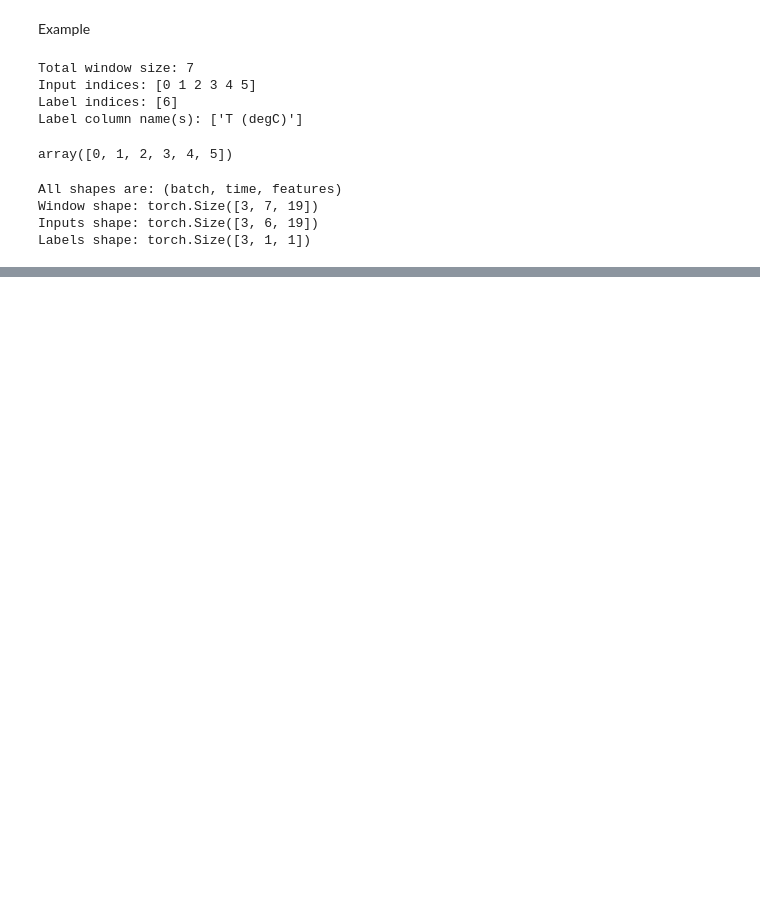
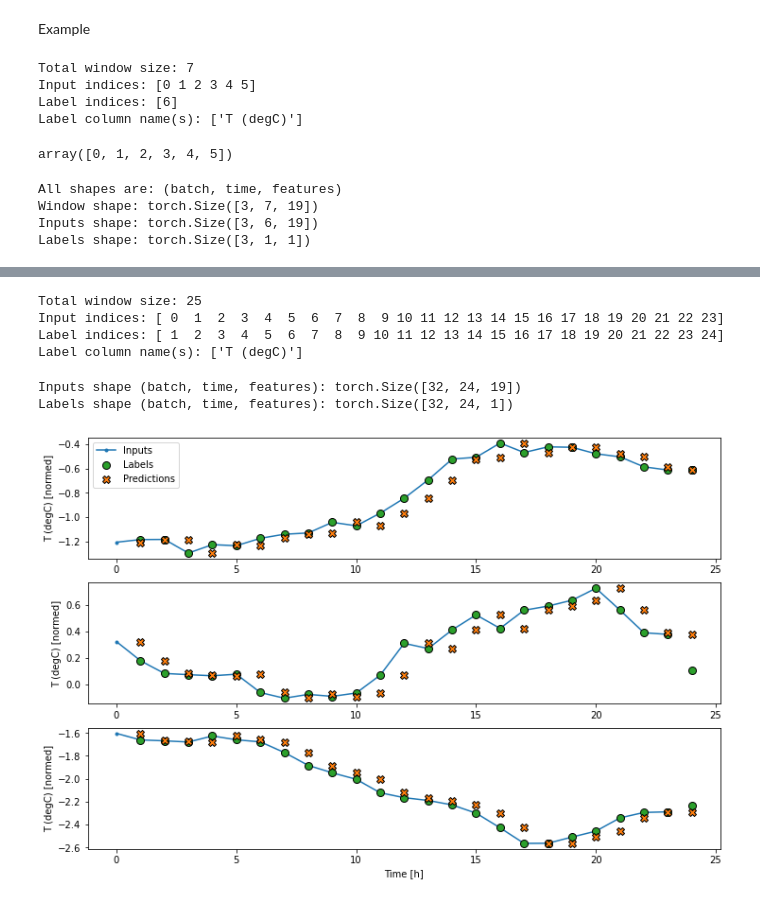
Before and after one commit to kwokkenton/sequential, a Jupyter notebook: 0_timeseries.ipynb, the cells around one changed output, grey strips where cells are left out. Drawn from its saved outputs; the diff is of its cells as text; code cells hidden in the pictures; blank space fills up the shorter version.

Commit message:
Implement baseline model

```diff
--- a/0_timeseries.ipynb
+++ b/0_timeseries.ipynb
@@ -482,0 +498,15 @@ train_iter
+# %%
+# Get cpu or gpu device for training.
+device = "cuda" if torch.cuda.is_available() else "cpu"
+print(f"Using {device} device")
+
+class Baseline(nn.Module):
+    def __init__(self, label_index=None):
+        super().__init__()
+        self.label_index = label_index
+
+    def forward(self, inputs):
+        if self.label_index is None:
+            return inputs
+        output = inputs[:,:, self.label_index]
+        return torch.unsqueeze(output,-1)
@@ -482,0 +534,7 @@ train_iter
+# %%
+baseline = Baseline(label_index=column_indices['T (degC)'])
+
+val_performance = {}
+performance = {}
+val_performance['Baseline'] = test(single_step_window.val_iter, baseline)
+performance['Baseline'] = test(single_step_window.test_iter, baseline, verbose=0)
@@ -482,0 +548,23 @@ train_iter
+# %%
+wide_window = WindowGenerator(
+    input_width=24, label_width=24, shift=1,
+    label_columns=['T (degC)'])
+
+wide_window
+# %% [output]
+Total window size: 25
+Input indices: [ 0  1  2  3  4  5  6  7  8  9 10 11 12 13 14 15 16 17 18 19 20 21 22 23]
+Label indices: [ 1  2  3  4  5  6  7  8  9 10 11 12 13 14 15 16 17 18 19 20 21 22 23 24]
+Label column name(s): ['T (degC)']
+# %%
+for example_inputs, example_labels in wide_window.train_iter:
+  print(f'Inputs shape (batch, time, features): {example_inputs.shape}')
+  print(f'Labels shape (batch, time, features): {example_labels.shape}')
+  break
+# %% [output]
+Inputs shape (batch, time, features): torch.Size([32, 24, 19])
+Labels shape (batch, time, features): torch.Size([32, 24, 1])
+# %%
+wide_window.plot(baseline)
+# %% [output]
+[figure, added]
```
Also changed, not shown: parts of 29 cells of this notebook.
